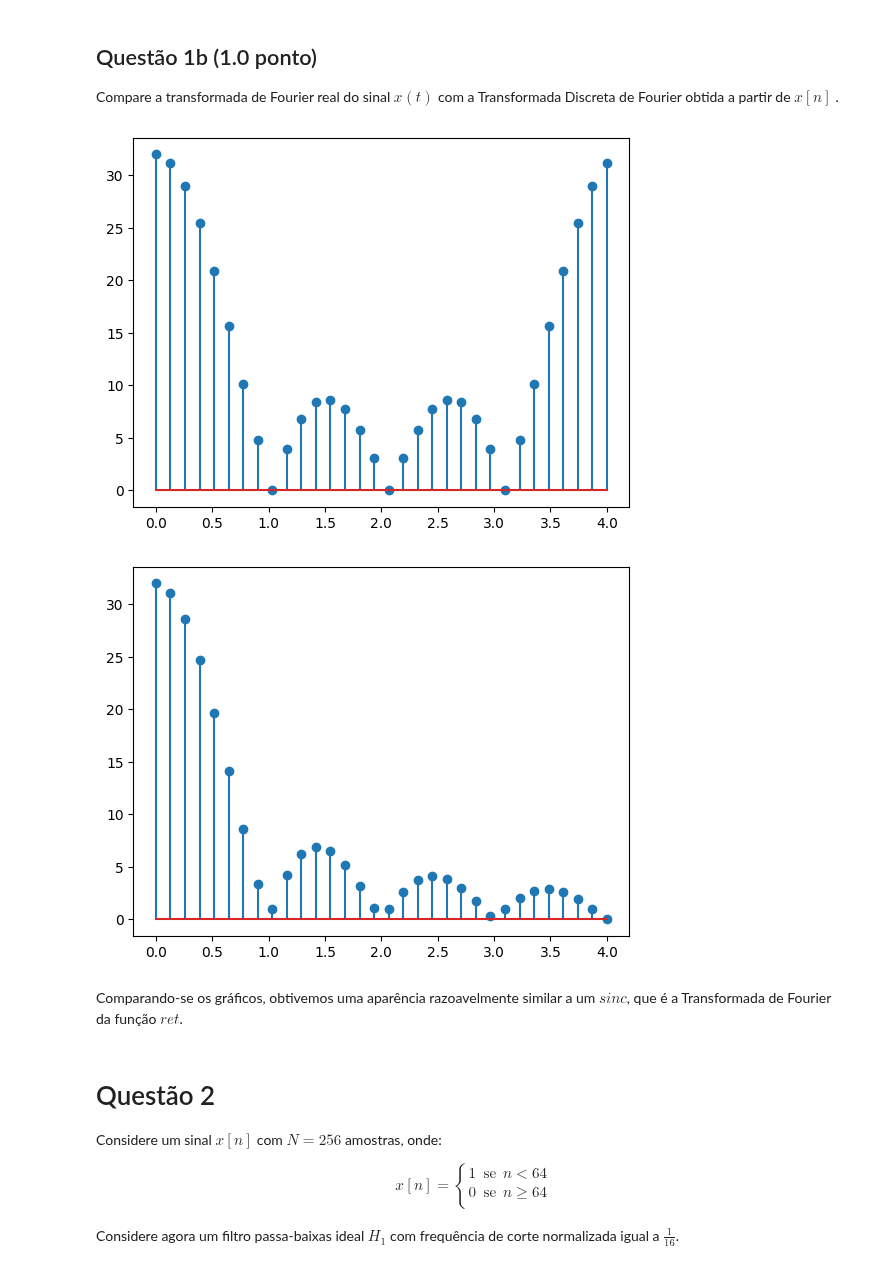
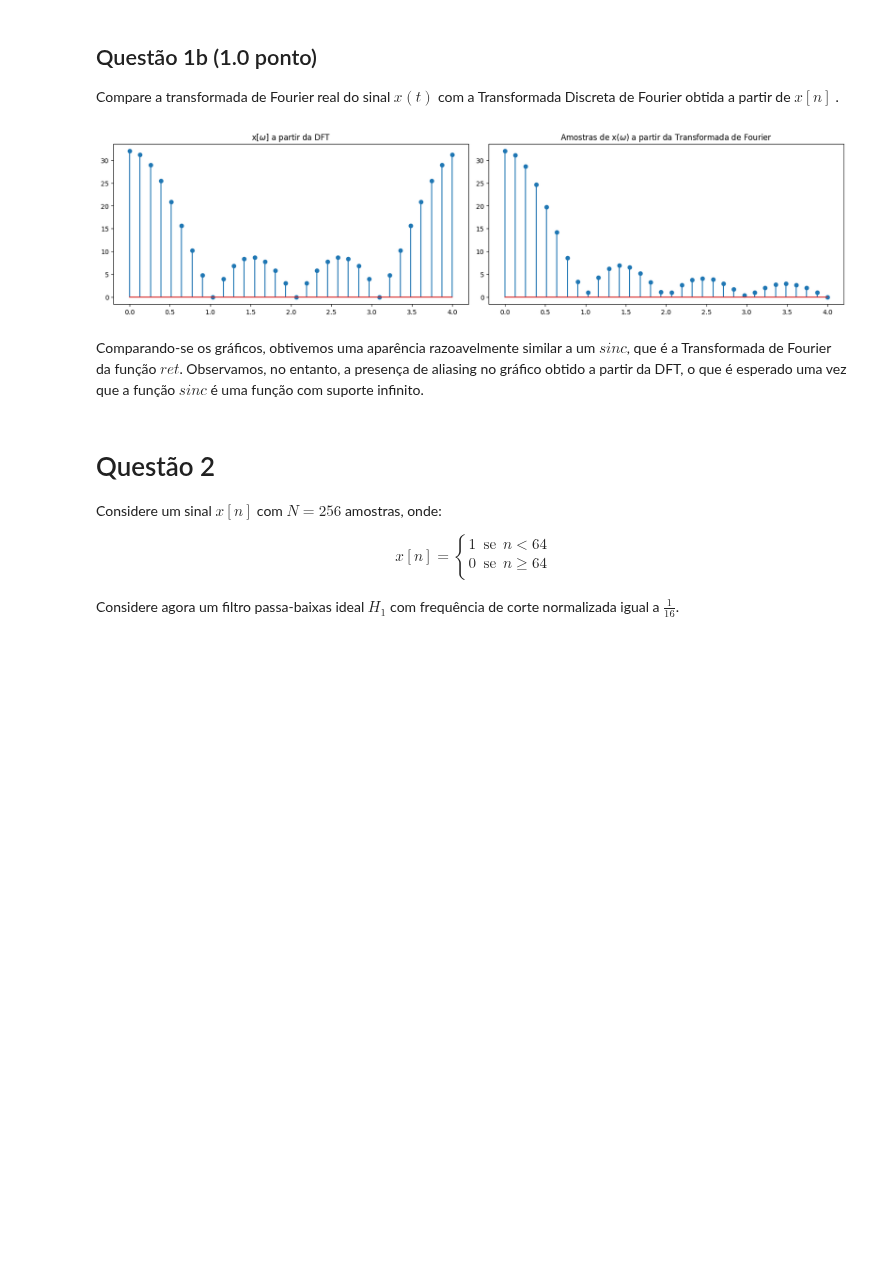
Before and after one commit to akaTsunemori/signal-processing-studies, a Jupyter notebook: projeto-3/projeto3.ipynb, the cells around one changed output. Cells and saved outputs as stored; diff of their text form; code cells hidden in the pictures; blank space fills up the shorter version.

```diff
--- a/projeto-3/projeto3.ipynb
+++ b/projeto-3/projeto3.ipynb
@@ -66,26 +66,27 @@ Compare a transformada de Fourier real do sinal $x\left(t\right)$ com a Transfor
 # %%
 def dft(x: np.ndarray) -> np.ndarray:
     length = len(x)
     w_k = 2*np.pi/length
     response = np.zeros(length, dtype=complex)
     for i in range(length):
         for j in range(length):
             response[i] += x[j] * np.exp(-1j * i * j * w_k)
     return response
 
 
 x_w_1 = abs(dft(x_n))
 x_w_2 = abs(32 * np.sinc(n))
 
-plt.stem(n, x_w_1)
+fig, ax = plt.subplots(nrows=1, ncols=2, figsize=(16, 4), layout='constrained')
+ax[0].stem(n, x_w_1)
+plt.setp(ax[0], title='x[$\omega$] a partir da DFT')
+ax[1].stem(n, x_w_2)
+plt.setp(ax[1], title='Amostras de x($\omega$) a partir da Transformada de Fourier')
 plt.show()
-plt.stem(n, x_w_2)
-plt.show()
 # %% [output]
-[figure, old version]
+[figure, new version]
-[figure, removed]
 # %% [markdown]
-Comparando-se os gráficos, obtivemos uma aparência razoavelmente similar a um $sinc$, que é a Transformada de Fourier da função $ret$.
+Comparando-se os gráficos, obtivemos uma aparência razoavelmente similar a um $sinc$, que é a Transformada de Fourier da função $ret$. Observamos, no entanto, a presença de aliasing no gráfico obtido a partir da DFT, o que é esperado uma vez que a função $sinc$ é uma função com suporte infinito.
 # %% [markdown]
 # Questão 2
 
```
